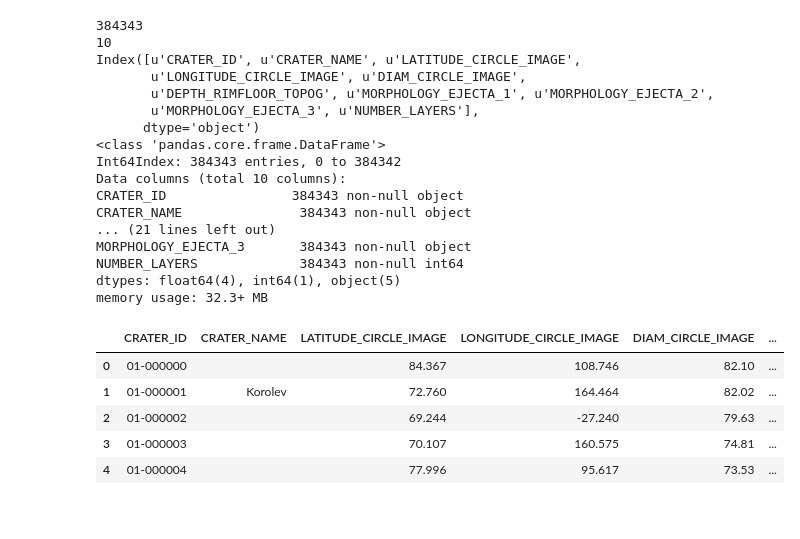
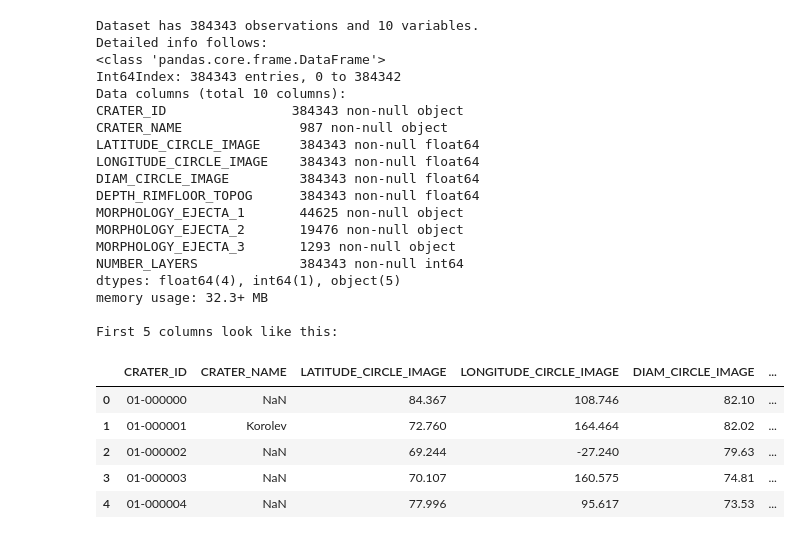
Before and after one commit to DfAC/Coursera_DataAnalysisandInterpretationSpecialization, a Jupyter notebook: DataVisualisation_week02.ipynb, the cells around one changed output. Drawn from its saved outputs; the diff is of its cells as text; code cells hidden in the pictures.

```diff
--- a/DataVisualisation_week02.ipynb
+++ b/DataVisualisation_week02.ipynb
@@ -7,3 +7,3 @@ import matplotlib as plt
 %matplotlib inline
 # %%
-data = pd.read_csv('marscrater_pds.csv', low_memory=False)
+data = pd.read_csv('marscrater_pds.csv', low_memory=False,na_values = [" "])
@@ -10,32 +19,33 @@ data = pd.read_csv('marscrater_pds.csv', low_memory=False)
 # %%
-print (len(data)) #number of observations (rows)
-print (len(data.columns)) # number of variables (columns)
-print data.columns
+print "Dataset has %i observations and %i variables.\nDetailed info follows:" %(len(data),len(data.columns))
 data.info()
-data = data.convert_objects(convert_numeric=True)
-data.info()
+#data = data.convert_objects(convert_numeric=True)
+#data.info()
+print "\nFirst 5 columns look like this:"
 data.head(5)
 # %% [output]
-384343
-10
-Index([u'﻿CRATER_ID', u'CRATER_NAME', u'LATITUDE_CIRCLE_IMAGE',
-       u'LONGITUDE_CIRCLE_IMAGE', u'DIAM_CIRCLE_IMAGE',
-       u'DEPTH_RIMFLOOR_TOPOG', u'MORPHOLOGY_EJECTA_1', u'MORPHOLOGY_EJECTA_2',
-       u'MORPHOLOGY_EJECTA_3', u'NUMBER_LAYERS'],
-      dtype='object')
+Dataset has 384343 observations and 10 variables.
+Detailed info follows:
 <class 'pandas.core.frame.DataFrame'>
 Int64Index: 384343 entries, 0 to 384342
 Data columns (total 10 columns):
 ﻿CRATER_ID                384343 non-null object
-CRATER_NAME               384343 non-null object
-... (21 lines left out)
-MORPHOLOGY_EJECTA_3       384343 non-null object
+CRATER_NAME               987 non-null object
+LATITUDE_CIRCLE_IMAGE     384343 non-null float64
+LONGITUDE_CIRCLE_IMAGE    384343 non-null float64
+DIAM_CIRCLE_IMAGE         384343 non-null float64
+DEPTH_RIMFLOOR_TOPOG      384343 non-null float64
+MORPHOLOGY_EJECTA_1       44625 non-null object
+MORPHOLOGY_EJECTA_2       19476 non-null object
+MORPHOLOGY_EJECTA_3       1293 non-null object
 NUMBER_LAYERS             384343 non-null int64
 dtypes: float64(4), int64(1), object(5)
 memory usage: 32.3+ MB
+
+First 5 columns look like this:
 |  | ﻿CRATER_ID | CRATER_NAME | LATITUDE_CIRCLE_IMAGE | LONGITUDE_CIRCLE_IMAGE | DIAM_CIRCLE_IMAGE | ... |
-| 0 | 01-000000 |  | 84.367 | 108.746 | 82.10 | ... |
+| 0 | 01-000000 | NaN | 84.367 | 108.746 | 82.10 | ... |
 | 1 | 01-000001 | Korolev | 72.760 | 164.464 | 82.02 | ... |
-| 2 | 01-000002 |  | 69.244 | -27.240 | 79.63 | ... |
-| 3 | 01-000003 |  | 70.107 | 160.575 | 74.81 | ... |
-| 4 | 01-000004 |  | 77.996 | 95.617 | 73.53 | ... |
+| 2 | 01-000002 | NaN | 69.244 | -27.240 | 79.63 | ... |
+| 3 | 01-000003 | NaN | 70.107 | 160.575 | 74.81 | ... |
+| 4 | 01-000004 | NaN | 77.996 | 95.617 | 73.53 | ... |
```
Also changed, not shown: parts of 20 cells of this notebook.
